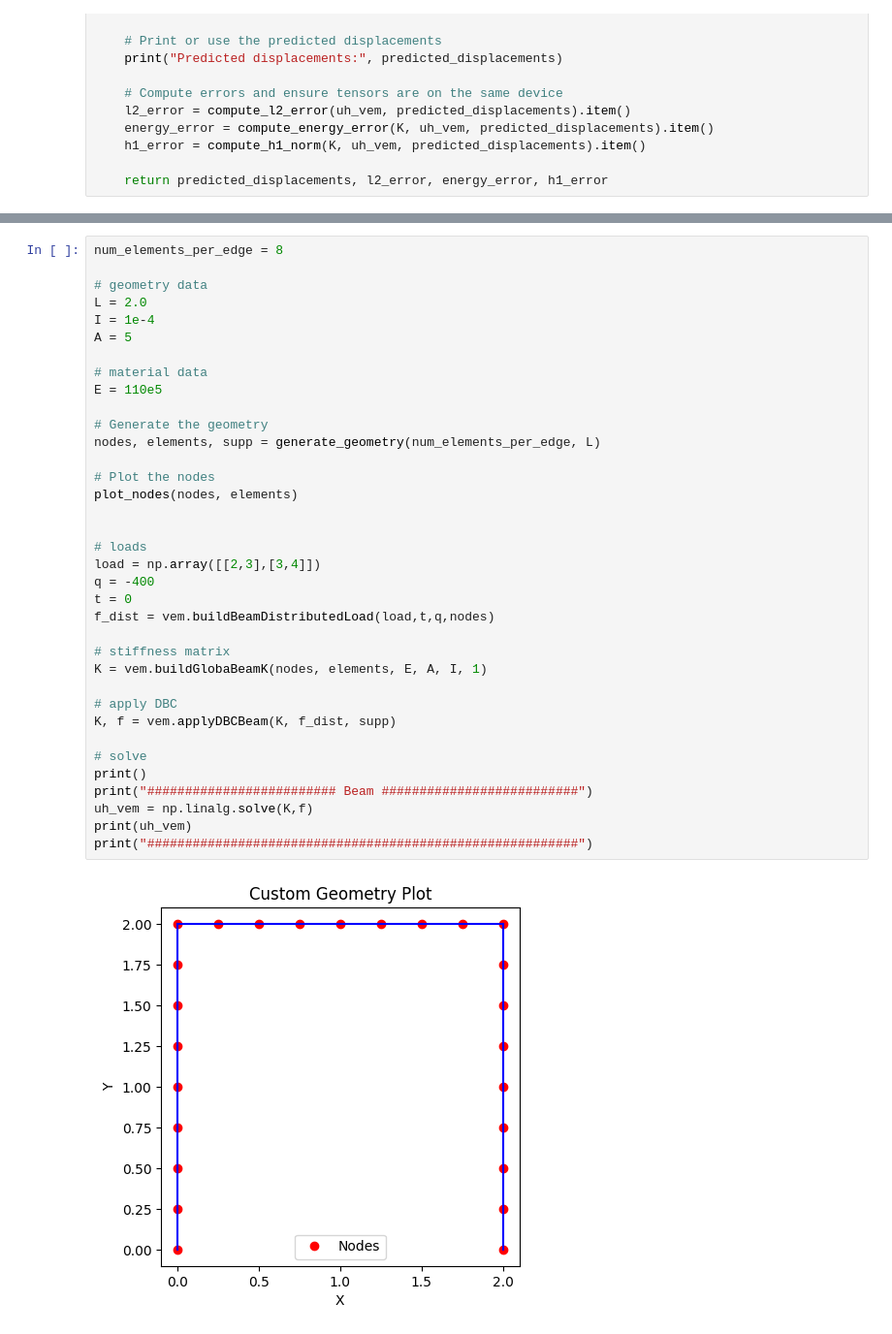
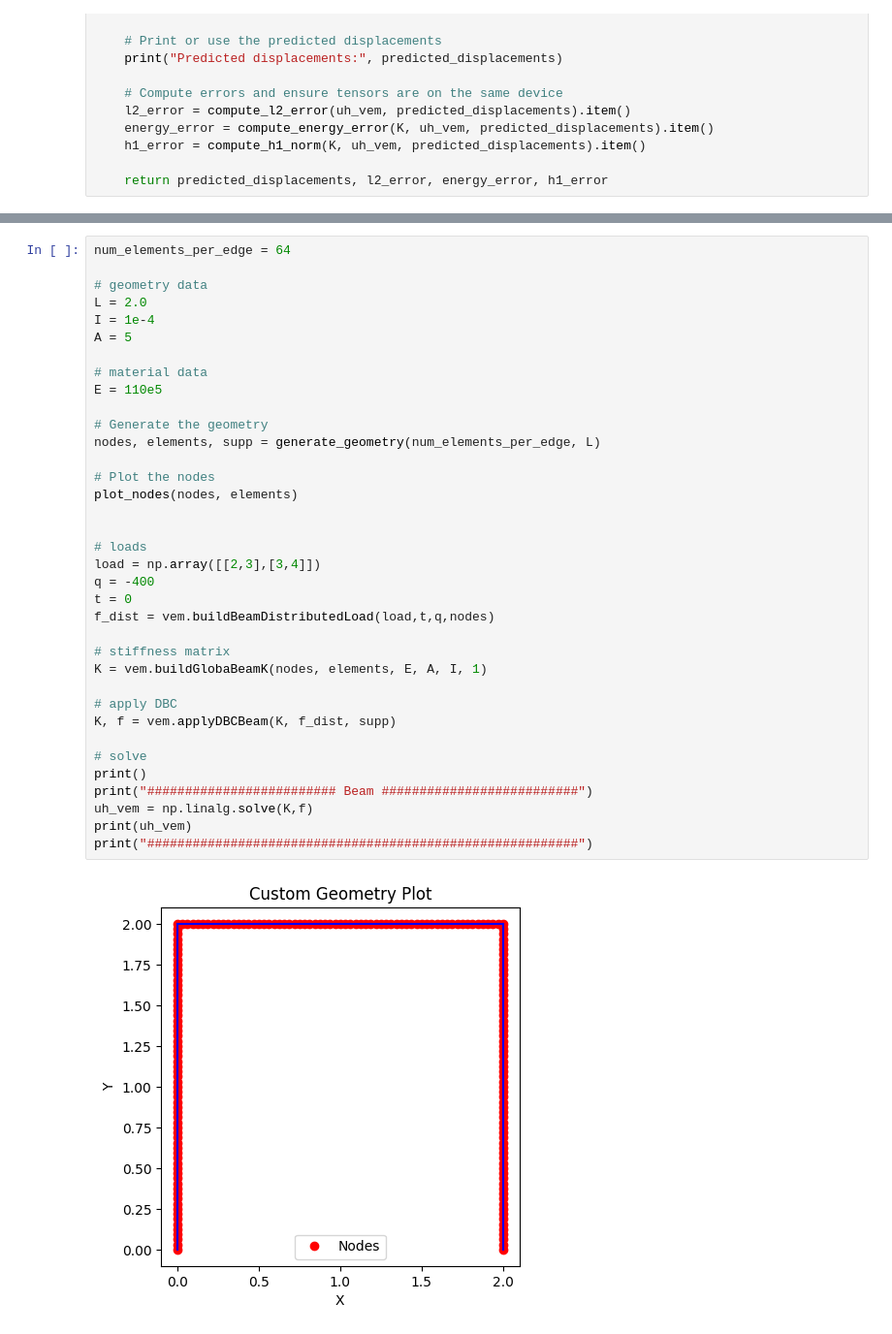
Before and after one commit to pauloakira/ai-pinn, a Jupyter notebook: neural_vem.ipynb, the cells around one changed output, grey strips where cells are left out. Shown at 97% size. Saved outputs shown, nothing was run; the diff lists cells and outputs as text.

```diff
--- a/neural_vem.ipynb
+++ b/neural_vem.ipynb
@@ -824,5 +775,5 @@ H1 error: 3.810404791693145e-08
 # %%
-num_elements_per_edge = 8
+num_elements_per_edge = 64
 
 # geometry data
 L = 2.0
@@ -831,32 +782,32 @@ A = 5
 
 # material data
 E = 110e5
 
 # Generate the geometry
 nodes, elements, supp = generate_geometry(num_elements_per_edge, L)
 
 # Plot the nodes
 plot_nodes(nodes, elements)
 
 
 # loads
 load = np.array([[2,3],[3,4]])
 q = -400
 t = 0
 f_dist = vem.buildBeamDistributedLoad(load,t,q,nodes)
 
 # stiffness matrix
 K = vem.buildGlobaBeamK(nodes, elements, E, A, I, 1)
 
 # apply DBC
 K, f = vem.applyDBCBeam(K, f_dist, supp)
 
 # solve
 print()
 print("######################### Beam ##########################")
 uh_vem = np.linalg.solve(K,f)
 print(uh_vem)
 print("#########################################################")
 # %% [output]
-[figure, old version]
+[figure, new version]
 ######################### Beam ##########################
```
Also changed, not shown: parts of 11 cells of this notebook, 1 other file.
